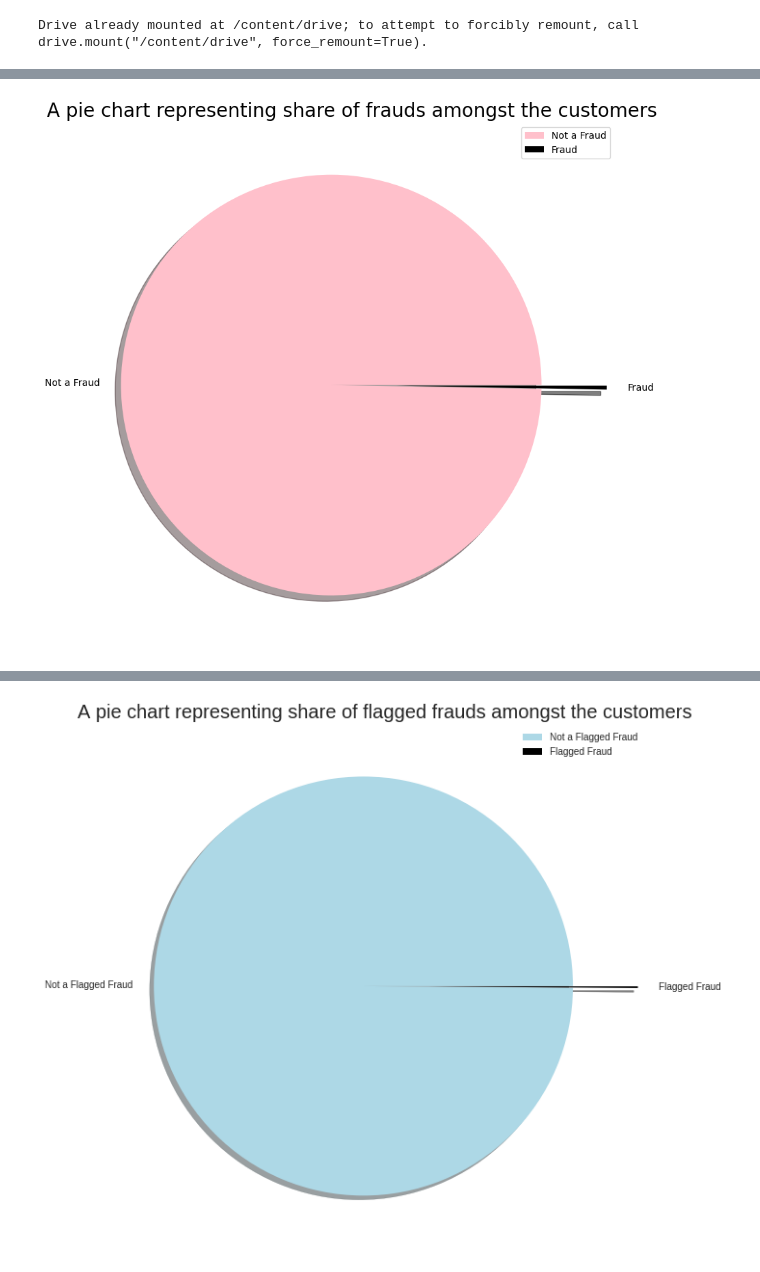
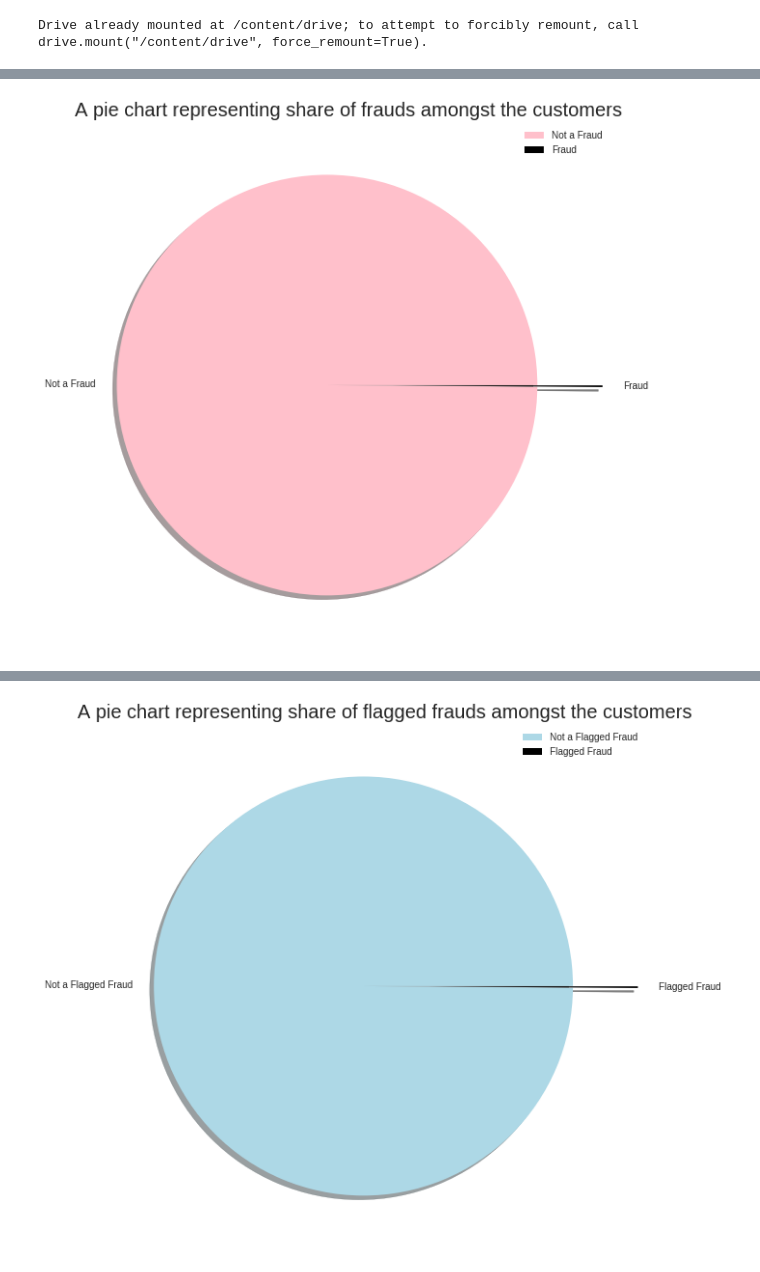
Before and after one commit to Soham24122003/TwitterSentimentAnalyzer, a Jupyter notebook: Fraud_detection_in_financial_payment_services.ipynb, the cells around one changed output, grey strips where cells are left out. Drawn from its saved outputs; the diff is of its cells as text; code cells hidden in the pictures.

```diff
--- a/Fraud_detection_in_financial_payment_services.ipynb
+++ b/Fraud_detection_in_financial_payment_services.ipynb
@@ -90,17 +84,17 @@ dtype: int64
 # %%
 labels = ['Not a Fraud', 'Fraud']
 colors = ['pink', 'black']
-size = [28212, 84]
+size = [6354407, 8213]
 explode = [0.1, 0.21]
 
 plt.rcParams['figure.figsize'] = (10, 10)
 plt.pie(size, labels = labels, colors = colors, explode = explode, shadow = True)
 plt.axis('off')
 plt.title('A pie chart representing share of frauds amongst the customers',fontsize = 20)
 plt.legend()
 plt.show()
 # %% [output]
-[figure, old version]
+[figure, new version]
 # %%
 data['isFlaggedFraud'].value_counts()
 # %% [output]
```
Also changed, not shown: parts of 7 cells of this notebook.
